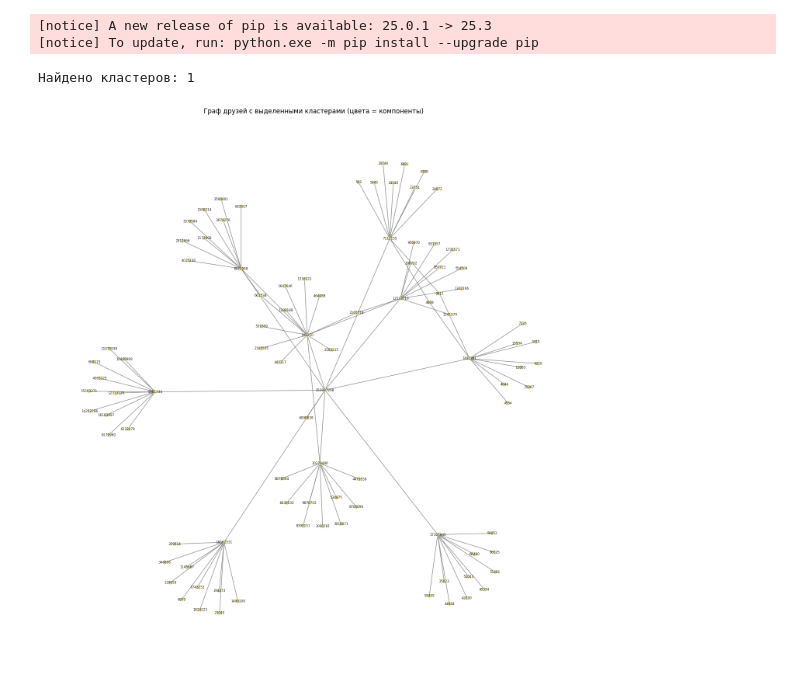
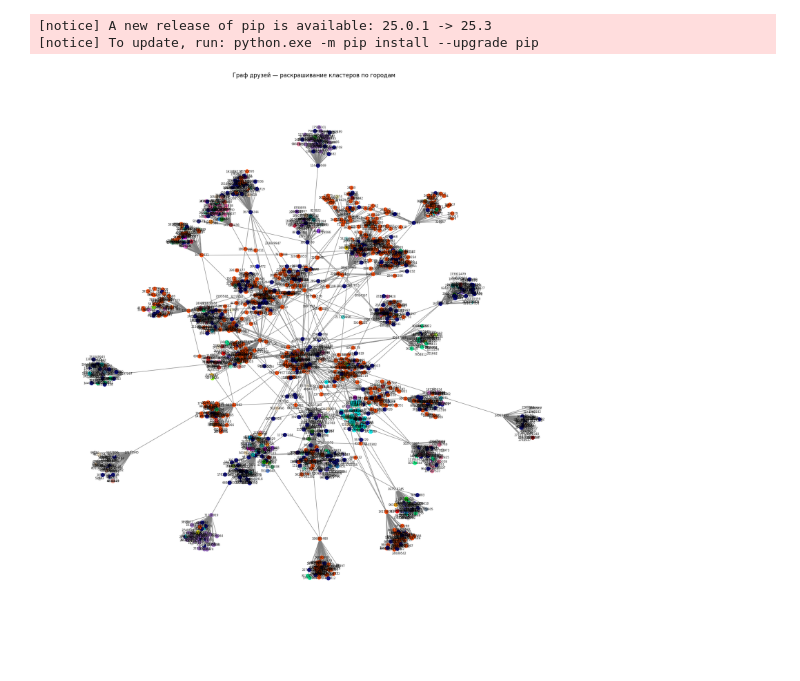
Before and after one commit to lostsky25/VK_API_Project, a Jupyter notebook: vk_api.ipynb, the cells around one changed output. Drawn from its saved outputs; the diff is of its cells as text; code cells hidden in the pictures.

Commit message:
Add two graphs and map

```diff
--- a/vk_api.ipynb
+++ b/vk_api.ipynb
@@ -264,53 +320,57 @@ Requirement already satisfied: six>=1.5 in c:\users\user\appdata\local\programs\
 [notice] A new release of pip is available: 25.0.1 -> 25.3
 [notice] To update, run: python.exe -m pip install --upgrade pip
 # %%
+import pandas as pd
 import networkx as nx
 import matplotlib.pyplot as plt
-import pandas as pd
 import matplotlib.colors as mcolors
-import random
 
-# читаем CSV с рёбрами
-df_edges = pd.read_csv(f"friends_graph_{central_user_id}.csv")
+# читаем CSV
+df = pd.read_csv(f"friends_graph_{central_user_id}.csv")
 
 # строим граф
-G = nx.from_pandas_edgelist(df_edges, "from_id", "to_id")
+G = nx.from_pandas_edgelist(df, "from_id", "to_id")
 
-# находим кластеры (компоненты связи)
-components = list(nx.connected_components(G))
+# ---- 1. Собираем города для каждого user_id ----
+user_city = {}
 
-print(f"Найдено кластеров: {len(components)}")
+# для from_id
+for _, row in df.iterrows():
+    uid = row["from_id"]
+    city = row["from_city"] if pd.notna(row["from_city"]) else "Unknown"
+    user_city[uid] = city
 
-# генерируем столько цветов, сколько кластеров
-color_list = list(mcolors.CSS4_COLORS.values())
-random.shuffle(color_list)
+    uid2 = row["to_id"]
+    city2 = row["to_city"] if pd.notna(row["to_city"]) else "Unknown"
+    user_city[uid2] = city2
 
-cluster_colors = {}
-for i, comp in enumerate(components):
-    color = color_list[i % len(color_list)]  # если цветов меньше — повторяем
-    for node in comp:
-        cluster_colors[node] = color
+# список уникальных городов
+cities = list(set(user_city.values()))
+# print("Найдено городов:", len(cities), cities)
 
-# цвета узлов в порядке обхода графа
-node_colors = [cluster_colors[node] for node in G.nodes()]
+# ---- 2. Генерируем цвета ----
+color_palette = list(mcolors.TABLEAU_COLORS.values()) + list(mcolors.CSS4_COLORS.values())
+city_to_color = {city: color_palette[i % len(color_palette)] for i, city in enumerate(cities)}
 
-# рисуем
-plt.figure(figsize=(14, 14))
+# ---- 3. Формируем цвета узлов для графа ----
+node_colors = [city_to_color[user_city[node]] for node in G.nodes()]
+
+# ---- 4. Рисуем граф ----
+plt.figure(figsize=(16, 16))
 pos = nx.spring_layout(G, seed=42)
 
 nx.draw(
     G,
     pos,
     node_color=node_colors,
-    with_labels=True,      # показать ID на графе
+    with_labels=True,
     font_size=6,
-    node_size=40,
+    node_size=60,
     edge_color="gray",
-    alpha=0.9,
+    alpha=0.9
 )
 
-plt.title("Граф друзей с выделенными кластерами (цвета = компоненты)")
+plt.title("Граф друзей — раскрашивание кластеров по городам")
 plt.show()
 # %% [output]
-Найдено кластеров: 1
-[figure, old version]
+[figure, new version]
```
Also changed, not shown: parts of 12 cells of this notebook, 44 other files.
